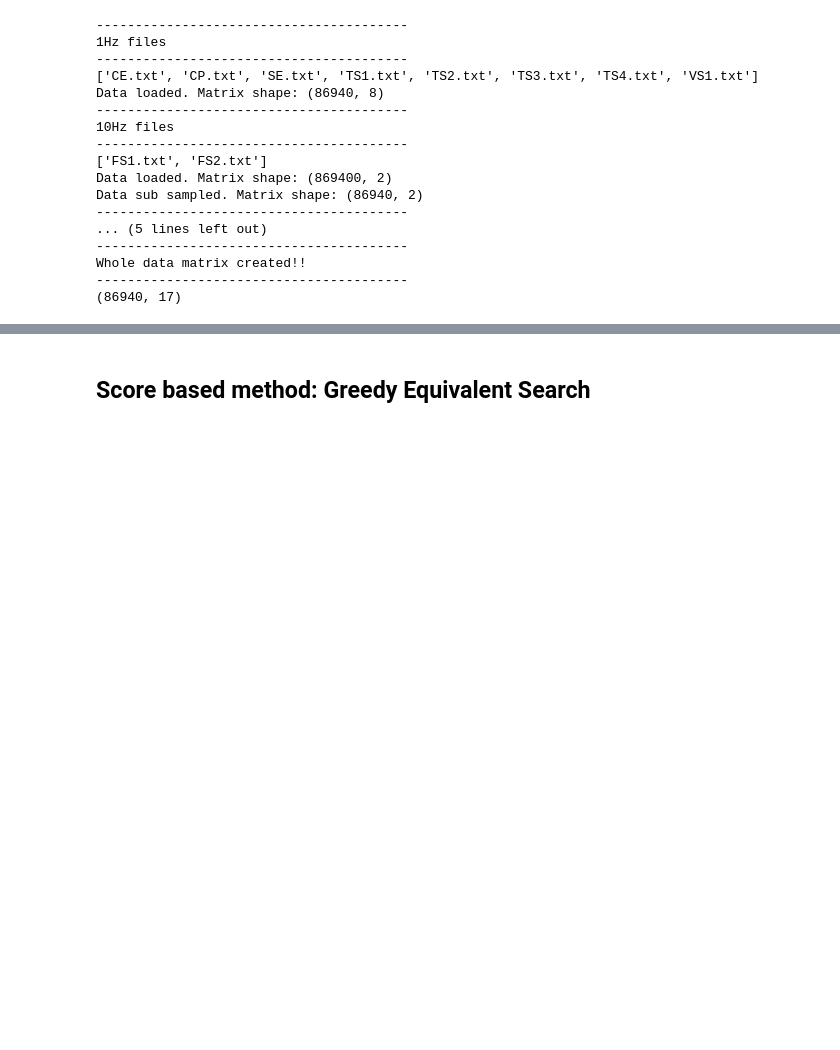
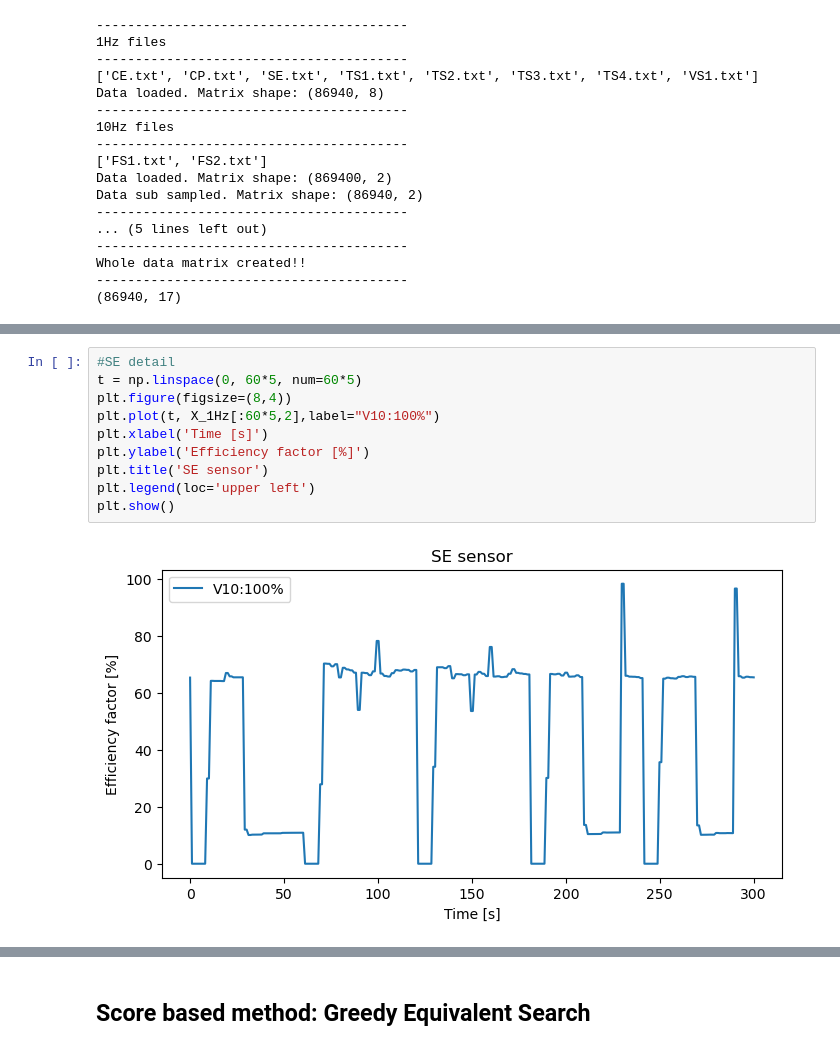
Before and after one commit to SamiraSanchezNT/Hydraulic-System-Condition-monitoring, a Jupyter notebook: ProjectAppliedCausalInference.ipynb, the cells around one changed output, grey strips where cells are left out. Drawn from its saved outputs; the diff is of its cells as text; blank space fills up the shorter version.

```diff
--- a/ProjectAppliedCausalInference.ipynb
+++ b/ProjectAppliedCausalInference.ipynb
@@ -354,0 +353,12 @@ print(X_100Hz[0:-1:100,1].shape)
+# %%
+#SE detail
+t = np.linspace(0, 60*5, num=60*5)
+plt.figure(figsize=(8,4))
+plt.plot(t, X_1Hz[:60*5,2],label="V10:100%")
+plt.xlabel('Time [s]')
+plt.ylabel('Efficiency factor [%]')
+plt.title('SE sensor')
+plt.legend(loc='upper left')
+plt.show()
+# %% [output]
+[figure, added]
```
Also changed, not shown: parts of 54 cells of this notebook.
